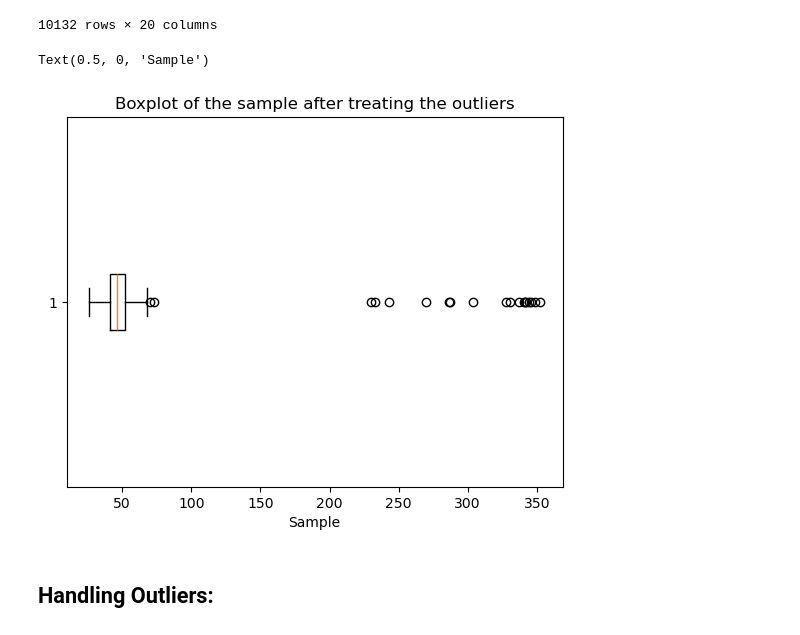
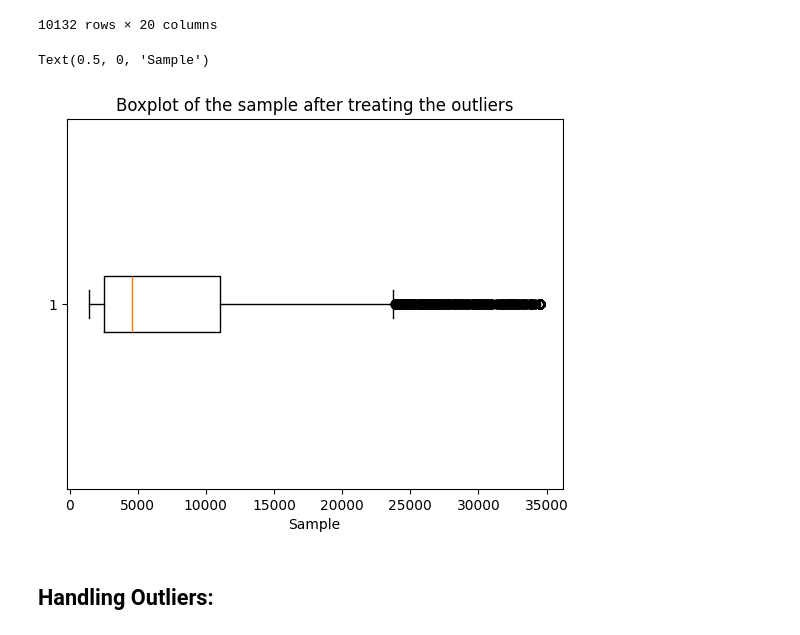
Before and after one commit to KIa-MEL/Credit-Limit-Prediction-Using-Neural-Networks, a Jupyter notebook: src/main.ipynb, the cells around one changed output. Cells and saved outputs as stored; diff of their text form; code cells hidden in the pictures.

```diff
--- a/src/main.ipynb
+++ b/src/main.ipynb
@@ -43,12 +43,12 @@ data_no_dup
 | 10145 | 788786208 | 46.0 | F | 2 | College | Married | Unknown | ... |
 10132 rows × 20 columns
 # %%
-plt.boxplot(data_no_dup['Customer_Age'], vert=False)
+plt.boxplot(data_no_dup['Credit_Limit'], vert=False)
 plt.title("Boxplot of the sample after treating the outliers")
 plt.xlabel("Sample")
 # %% [output]
 Text(0.5, 0, 'Sample')
-[figure, old version]
+[figure, new version]
 # %% [markdown]
 ## **Handling Outliers:**
 # %%
```
Also changed, not shown: parts of 15 cells of this notebook.
